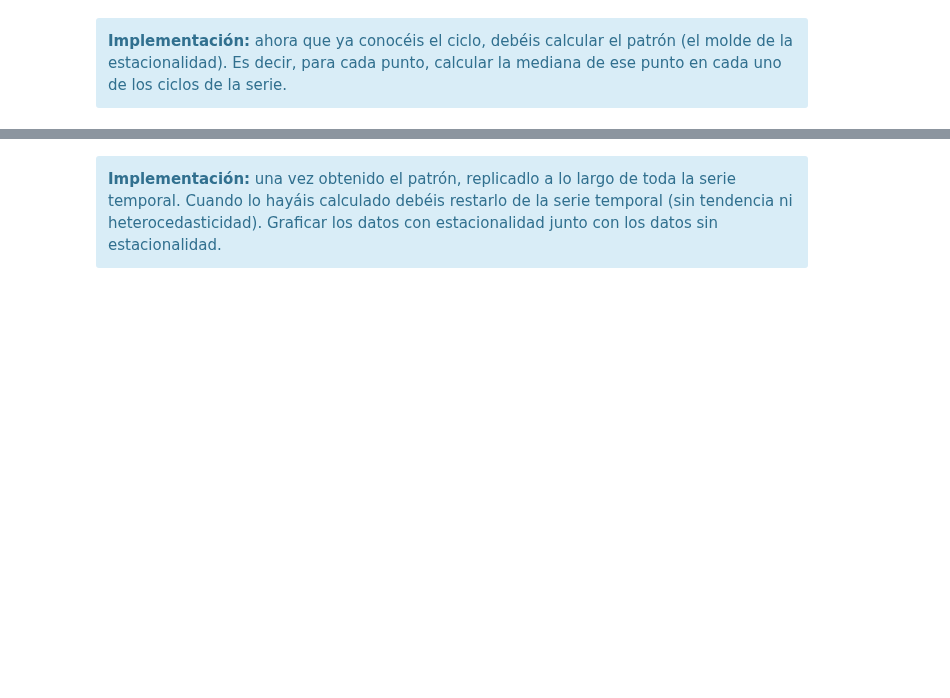
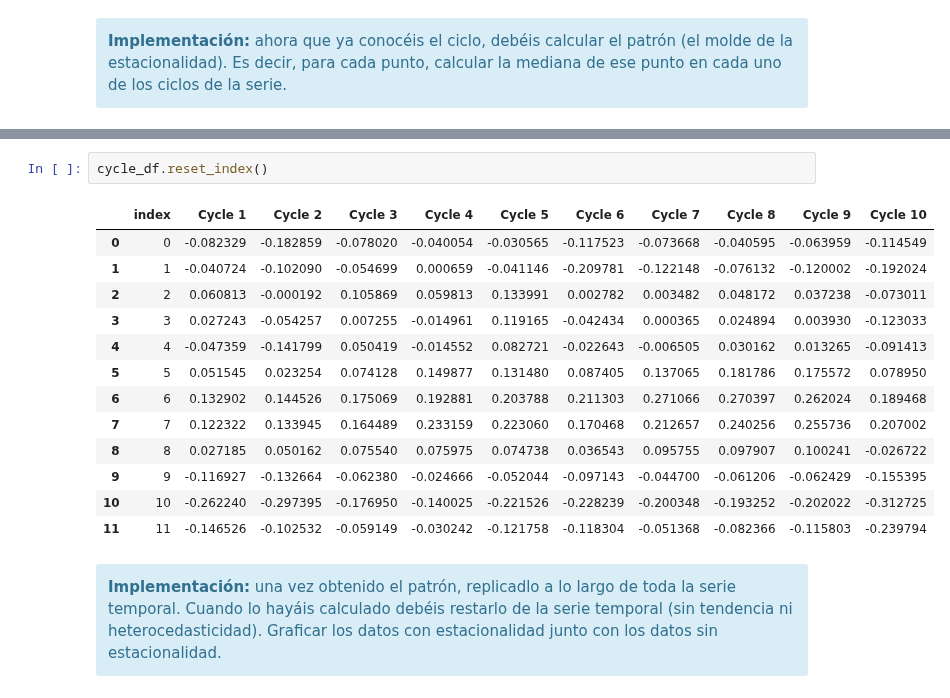
Before and after one commit to angelbujalance/MAME_PEC, a Jupyter notebook: 20221_M2.855_PEC4-Enunciado.ipynb, the cells around one changed output, grey strips where cells are left out. Drawn from its saved outputs; the diff is of its cells as text; blank space fills up the shorter version.

```diff
--- a/20221_M2.855_PEC4-Enunciado.ipynb
+++ b/20221_M2.855_PEC4-Enunciado.ipynb
@@ -253,3 +291,19 @@ El ciclo dura: 11
+# %%
+cycle_df.reset_index()
+# %% [output]
+|  | index | Cycle 1 | Cycle 2 | Cycle 3 | Cycle 4 | Cycle 5 | Cycle 6 | Cycle 7 | Cycle 8 | Cycle 9 | Cycle 10 |
+| 0 | 0 | -0.082329 | -0.182859 | -0.078020 | -0.040054 | -0.030565 | -0.117523 | -0.073668 | -0.040595 | -0.063959 | -0.114549 |
+| 1 | 1 | -0.040724 | -0.102090 | -0.054699 | 0.000659 | -0.041146 | -0.209781 | -0.122148 | -0.076132 | -0.120002 | -0.192024 |
+| 2 | 2 | 0.060813 | -0.000192 | 0.105869 | 0.059813 | 0.133991 | 0.002782 | 0.003482 | 0.048172 | 0.037238 | -0.073011 |
+| 3 | 3 | 0.027243 | -0.054257 | 0.007255 | -0.014961 | 0.119165 | -0.042434 | 0.000365 | 0.024894 | 0.003930 | -0.123033 |
+| 4 | 4 | -0.047359 | -0.141799 | 0.050419 | -0.014552 | 0.082721 | -0.022643 | -0.006505 | 0.030162 | 0.013265 | -0.091413 |
+| 5 | 5 | 0.051545 | 0.023254 | 0.074128 | 0.149877 | 0.131480 | 0.087405 | 0.137065 | 0.181786 | 0.175572 | 0.078950 |
+| 6 | 6 | 0.132902 | 0.144526 | 0.175069 | 0.192881 | 0.203788 | 0.211303 | 0.271066 | 0.270397 | 0.262024 | 0.189468 |
+| 7 | 7 | 0.122322 | 0.133945 | 0.164489 | 0.233159 | 0.223060 | 0.170468 | 0.212657 | 0.240256 | 0.255736 | 0.207002 |
+| 8 | 8 | 0.027185 | 0.050162 | 0.075540 | 0.075975 | 0.074738 | 0.036543 | 0.095755 | 0.097907 | 0.100241 | -0.026722 |
+| 9 | 9 | -0.116927 | -0.132664 | -0.062380 | -0.024666 | -0.052044 | -0.097143 | -0.044700 | -0.061206 | -0.062429 | -0.155395 |
+| 10 | 10 | -0.262240 | -0.297395 | -0.176950 | -0.140025 | -0.221526 | -0.228239 | -0.200348 | -0.193252 | -0.202022 | -0.312725 |
+| 11 | 11 | -0.146526 | -0.102532 | -0.059149 | -0.030242 | -0.121758 | -0.118304 | -0.051368 | -0.082366 | -0.115803 | -0.239794 |
 # %% [markdown]
 <div class="alert alert-block alert-info">
     <strong>Implementación:</strong> una vez obtenido el patrón, replicadlo a lo largo de toda la serie temporal. Cuando lo hayáis calculado debéis restarlo de la serie temporal (sin tendencia ni heterocedasticidad). Graficar los datos con estacionalidad junto con los datos sin estacionalidad.
```
Also changed, not shown: parts of 4 cells of this notebook.
